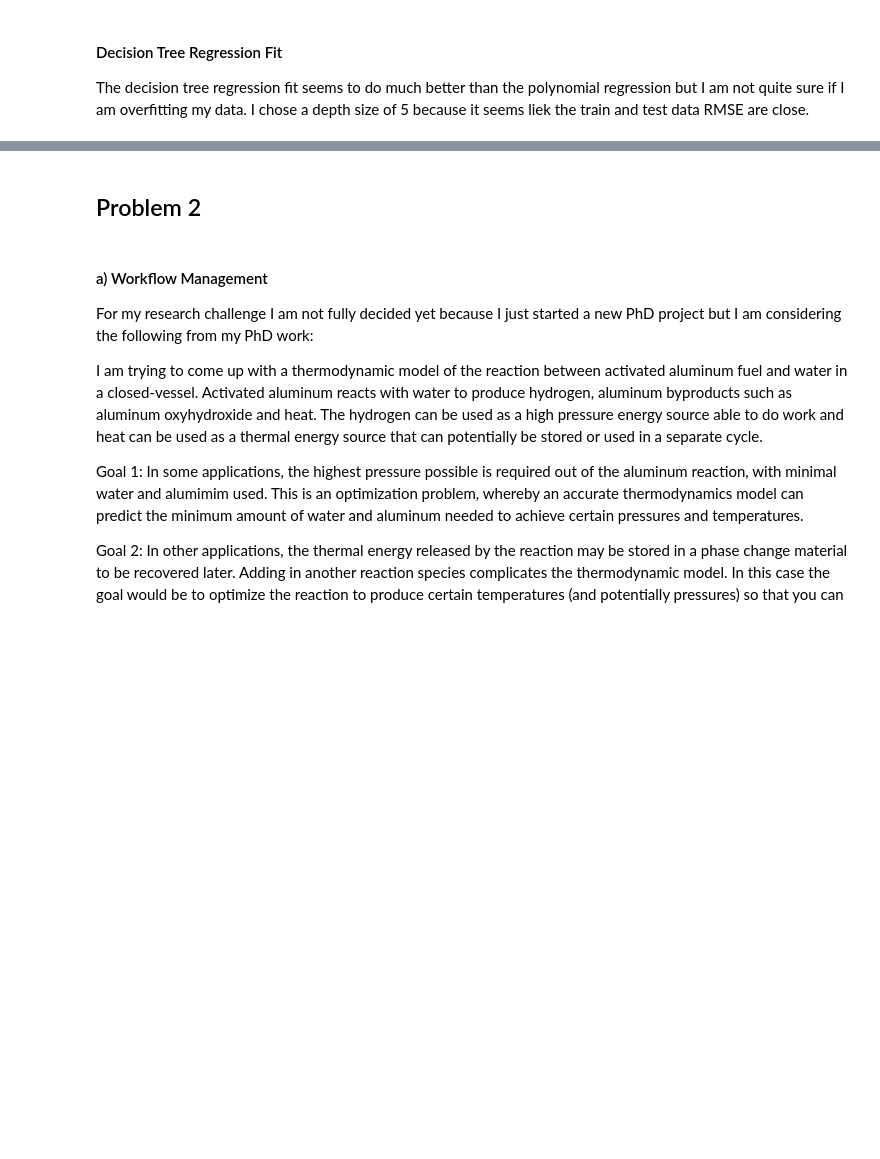
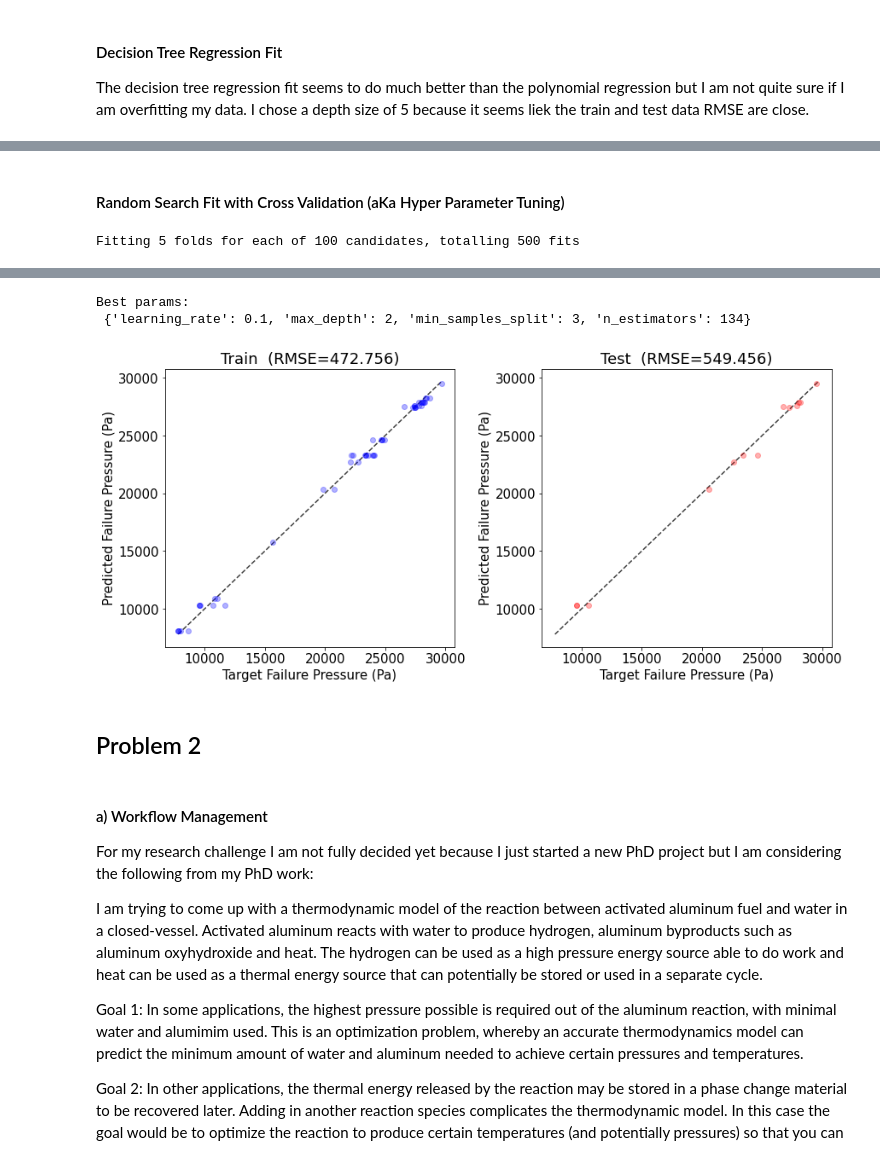
Before and after one commit to albancobi/2s986, a Jupyter notebook: Alban repo/Quiz 1/quiz_1_alban_cobi.ipynb, the cells around one changed output, grey strips where cells are left out. Saved outputs shown, nothing was run; the diff lists cells and outputs as text; code cells hidden in the pictures; blank space fills up the shorter version.

```diff
--- a/Alban repo/Quiz 1/quiz_1_alban_cobi.ipynb
+++ b/Alban repo/Quiz 1/quiz_1_alban_cobi.ipynb
@@ -283,0 +307,27 @@ I think the Decision Tree Regression Fit is the best fit for my data even though
+# %% [markdown]
+#### Random Search Fit with Cross Validation (aKa Hyper Parameter Tuning)
+# %%
+# Code taken from Week 5 - Demo_Regression_Model_Training.ipynb
+from scipy import stats
+from sklearn.model_selection import RandomizedSearchCV
+
+param_distributions = {
+    'n_estimators': stats.randint(low=10, high=1000),
+    'max_depth': stats.randint(low=2, high=6),
+    'min_samples_split': stats.randint(low=2, high=5),
+    'learning_rate': [1, 0.5, 0.25, 0.1, 0.05, 0.01]
+}
+
+
+regressor_cv = RandomizedSearchCV(
+    regressor, param_distributions=param_distributions,
+    n_iter=100, verbose=1)
+regressor_cv.fit(X_train_scaled, y_train)
+
+print('Best params: \n', regressor_cv.best_params_)
+
+y_hat_train = regressor_cv.predict(X_train_scaled)
+y_hat_test = regressor_cv.predict(X_test_scaled)
+plot_predictions([y_train, y_test], [y_hat_train, y_hat_test],    labels=['Train', 'Test'])
+# %% [output]
+Fitting 5 folds for each of 100 candidates, totalling 500 fits
@@ -284,3 +336,6 @@ I think the Decision Tree Regression Fit is the best fit for my data even though
+Best params:
+ {'learning_rate': 0.1, 'max_depth': 2, 'min_samples_split': 3, 'n_estimators': 134}
+[figure, added]
 # %% [markdown]
 ## Problem 2
 # %% [markdown]
```
Also changed, not shown: parts of 7 cells of this notebook.
